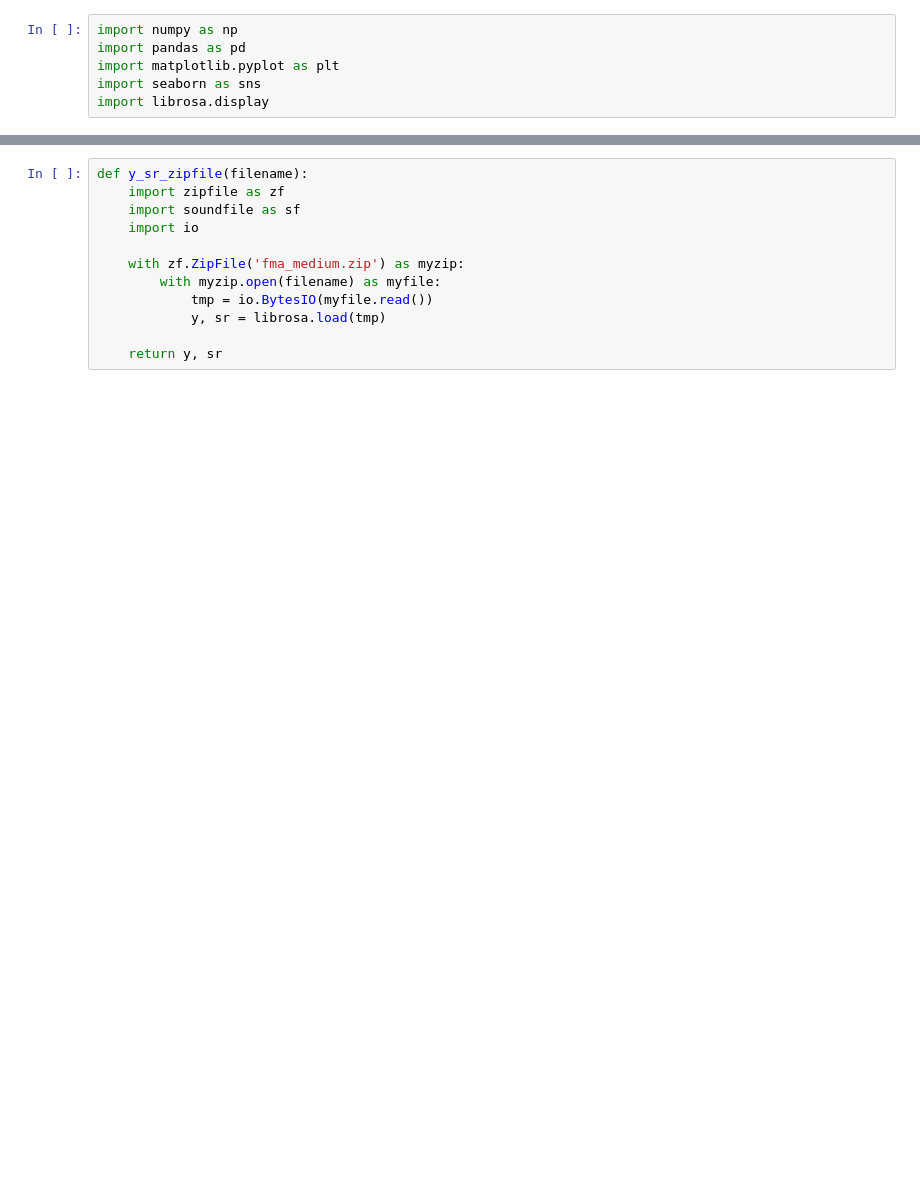
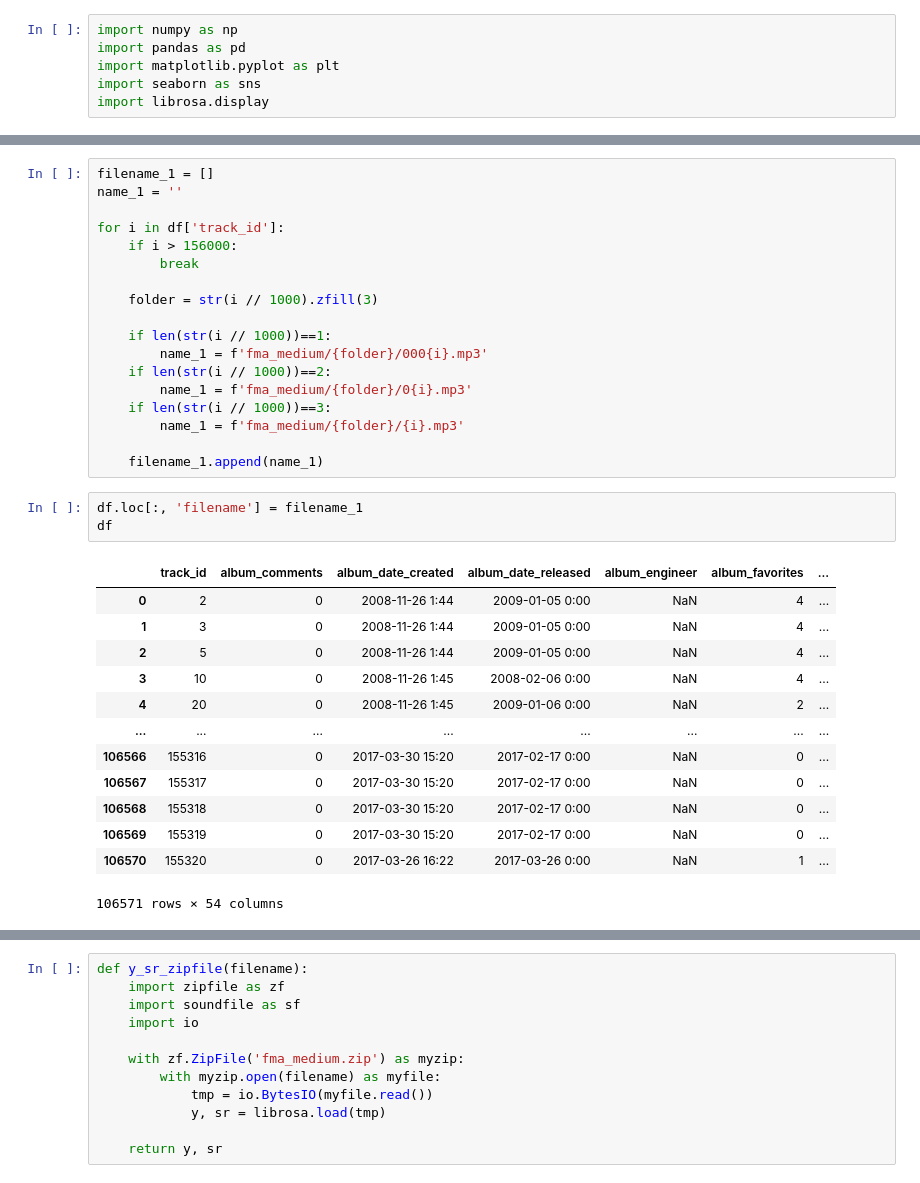
Before and after one commit to AxelCano/Music-Genre, a Jupyter notebook: Feature Extraction new Dataset.ipynb, the cells around one changed output, grey strips where cells are left out. Cells and saved outputs as stored; diff of their text form; blank space fills up the shorter version.

```diff
--- a/Feature Extraction new Dataset.ipynb
+++ b/Feature Extraction new Dataset.ipynb
@@ -6,0 +24,35 @@ import librosa.display
+# %%
+filename_1 = []
+name_1 = ''
+
+for i in df['track_id']:
+    if i > 156000:
+        break
+
+    folder = str(i // 1000).zfill(3)
+
+    if len(str(i // 1000))==1:
+        name_1 = f'fma_medium/{folder}/000{i}.mp3'
+    if len(str(i // 1000))==2:
+        name_1 = f'fma_medium/{folder}/0{i}.mp3'
+    if len(str(i // 1000))==3:
+        name_1 = f'fma_medium/{folder}/{i}.mp3'
+
+    filename_1.append(name_1)
+# %%
+df.loc[:, 'filename'] = filename_1
+df
+# %% [output]
+|  | track_id | album_comments | album_date_created | album_date_released | album_engineer | album_favorites | ... |
+| 0 | 2 | 0 | 2008-11-26 1:44 | 2009-01-05 0:00 | NaN | 4 | ... |
+| 1 | 3 | 0 | 2008-11-26 1:44 | 2009-01-05 0:00 | NaN | 4 | ... |
+| 2 | 5 | 0 | 2008-11-26 1:44 | 2009-01-05 0:00 | NaN | 4 | ... |
+| 3 | 10 | 0 | 2008-11-26 1:45 | 2008-02-06 0:00 | NaN | 4 | ... |
+| 4 | 20 | 0 | 2008-11-26 1:45 | 2009-01-06 0:00 | NaN | 2 | ... |
+| ... | ... | ... | ... | ... | ... | ... | ... |
+| 106566 | 155316 | 0 | 2017-03-30 15:20 | 2017-02-17 0:00 | NaN | 0 | ... |
+| 106567 | 155317 | 0 | 2017-03-30 15:20 | 2017-02-17 0:00 | NaN | 0 | ... |
+| 106568 | 155318 | 0 | 2017-03-30 15:20 | 2017-02-17 0:00 | NaN | 0 | ... |
+| 106569 | 155319 | 0 | 2017-03-30 15:20 | 2017-02-17 0:00 | NaN | 0 | ... |
+| 106570 | 155320 | 0 | 2017-03-26 16:22 | 2017-03-26 0:00 | NaN | 1 | ... |
+106571 rows × 54 columns
```
Also changed, not shown: parts of 20 cells of this notebook, 2 other files.
